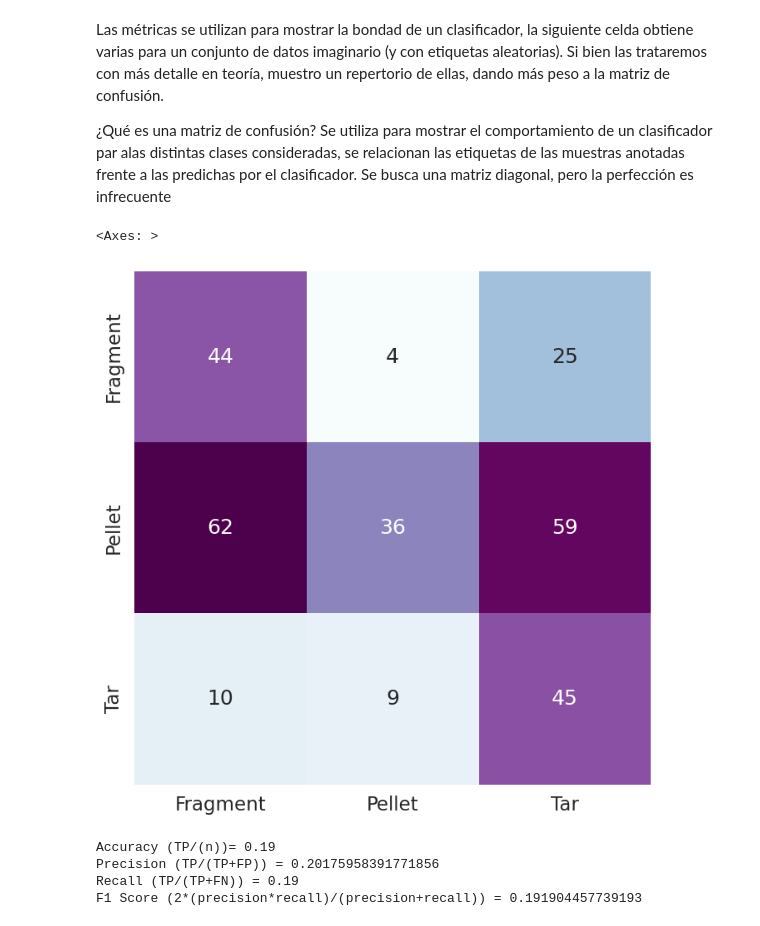
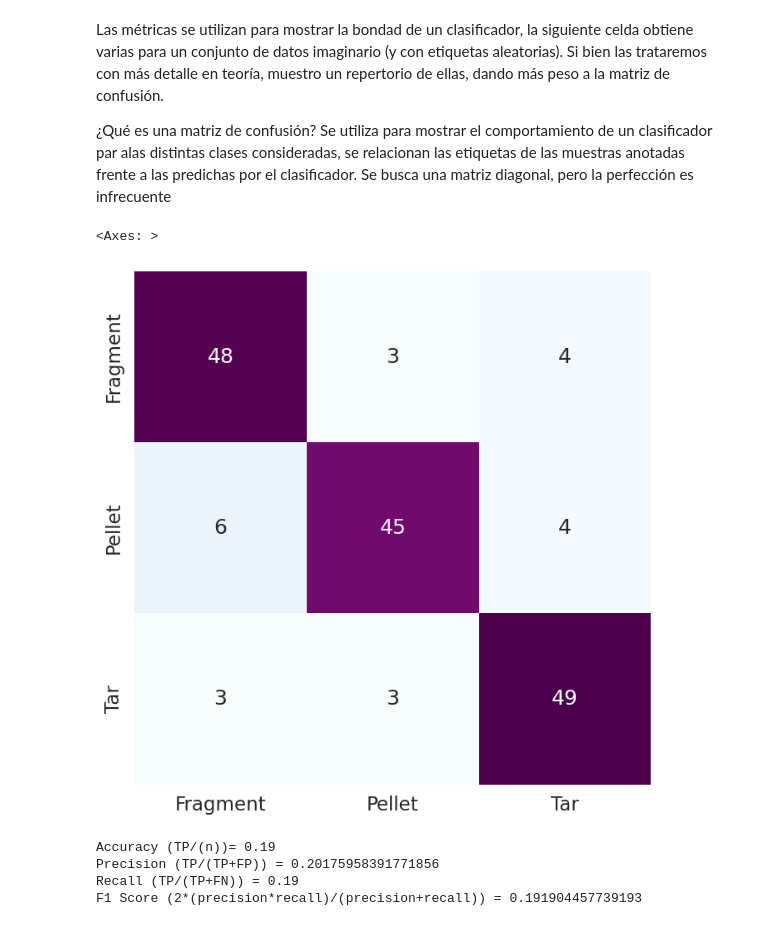
Before and after one commit to AlejandroOrtegaG/VC, a Jupyter notebook: P3/VC_P3.ipynb, the cells around one changed output. Saved outputs shown, nothing was run; the diff lists cells and outputs as text; code cells hidden in the pictures.

```diff
--- a/P3/VC_P3.ipynb
+++ b/P3/VC_P3.ipynb
@@ -191,7 +188,16 @@ Las métricas se utilizan para mostrar la bondad de un clasificador, la siguient
 ¿Qué es una matriz de confusión?
 Se utiliza para mostrar el comportamiento de un clasificador par alas distintas clases consideradas, se relacionan las etiquetas de las muestras anotadas frente a las predichas por el clasificador. Se busca una matriz diagonal, pero la perfección es infrecuente
 # %%
-def countContours(image):
+def isBlack(color):
+    mask = cv2.inRange(
+        color[:3],
+        (0, 0, 0),
+        (50, 50, 50)
+    )
+
+    return np.all(mask == 255)
+
+def countContours(image, orig):
     contours,null = cv2.findContours(image, cv2.RETR_EXTERNAL, cv2.CHAIN_APPROX_SIMPLE)
     fragments = 0
     pellets = 0
@@ -199,21 +205,28 @@ def countContours(image):
 
     for contour in contours:
         area = cv2.contourArea(contour)
-        if area > 10:
-            perimetro = cv2.arcLength(contour, True)
-            null,null,w,h = cv2.boundingRect(contour)
+        if area <= 40:
+            continue
 
-            compacity = perimetro**2 / area
+        perimetro = cv2.arcLength(contour, True)
+        null,null,w,h = cv2.boundingRect(contour)
+        circ = cv2.minEnclosingCircle(contour)
+        elipse = cv2.fitEllipse(contour)
 
-            if contour.shape[0] > 5:
-                elipse = cv2.fitEllipse(contour)
+        mask = np.zeros(image.shape, np.uint8)
+        cv2.drawContours(mask, [contour], -1, 255, -1)
 
-            if compacity < 16 and np.isclose((w/h), 1, rtol=1):
-                pellets+=1
-            elif (area/(w*h)) < 0.7 and (elipse[1][0]/elipse[1][1] < 0.6):
-                fragments+=1
-            else:
-                tar+=1
+        compacity = perimetro**2 / area
+        circArea = math.pi * circ[1]**2
+        color = cv2.mean(orig,mask = mask)
+
+        #if compacity < 16 and np.isclose((elipse[1][0]/elipse[1][1]), 1, rtol=0.5):
+        if isBlack(color):
+            tar += 1
+        elif np.isclose(circArea, area, rtol=0.5) and compacity < 18:
+            pellets+=1
+        else:# (area/(w*h)) < 0.7 and (elipse[1][0]/elipse[1][1] < 0.6):
+            fragments+=1
 
     return [fragments, pellets, tar]
 
@@ -232,7 +245,7 @@ pellet = cv2.imread('pellet-03-olympus-10-01-2020.JPG')
 tar = cv2.imread('tar-03-olympus-10-01-2020.JPG')
 
 # Recortar las imágenes para evitar las sombras que aparecen
-row = [0, 3000]
+row = [100, 2800]
 column = [750, 4000]
 
 # Recortar las imágenes para evitar problemas con las sombras de las imágenes
@@ -240,35 +253,36 @@ fragment = fragment[row[0]:row[1], column[0]:column[1]]
 pellet = pellet[row[0]:row[1], column[0]:column[1]]
 tar = tar[row[0]:row[1], column[0]:column[1]]
 
 fragment_gray = cv2.cvtColor(fragment, cv2.COLOR_BGR2GRAY)
 pellet_gray = cv2.cvtColor(pellet, cv2.COLOR_BGR2GRAY)
 tar_gray = cv2.cvtColor(tar, cv2.COLOR_BGR2GRAY)
 
 umbral = 100
 
 null,fragment_th = cv2.threshold(fragment_gray, umbral, 255, cv2.THRESH_BINARY_INV);
 null,pellet_th = cv2.threshold(pellet_gray, umbral, 255, cv2.THRESH_BINARY_INV);
 null,tar_th = cv2.threshold(tar_gray, umbral, 255, cv2.THRESH_BINARY_INV);
 
 
-total_fragments, total_pellets, total_tar = countContours(fragment_th), countContours(pellet_th), countContours(tar_th)
+
+total_fragments, total_pellets, total_tar = countContours(fragment_th, fragment), countContours(pellet_th, pellet), countContours(tar_th, tar)
 
 conf_matrix = np.array([total_fragments, total_pellets, total_tar])
 
 plt.figure(figsize=(8,8))
 sns.set(font_scale = 1.5)
 
 sns.heatmap(
         conf_matrix,
         annot=True,
         fmt='d',
         cbar=False,
         cmap='BuPu',
         xticklabels=['Fragment', 'Pellet', 'Tar'],
         yticklabels=['Fragment', 'Pellet', 'Tar'])
 # %% [output]
 <Axes: >
-[figure, old version]
+[figure, new version]
 # %%
 
 import random
```
Also changed, not shown: parts of 1 cell of this notebook.
